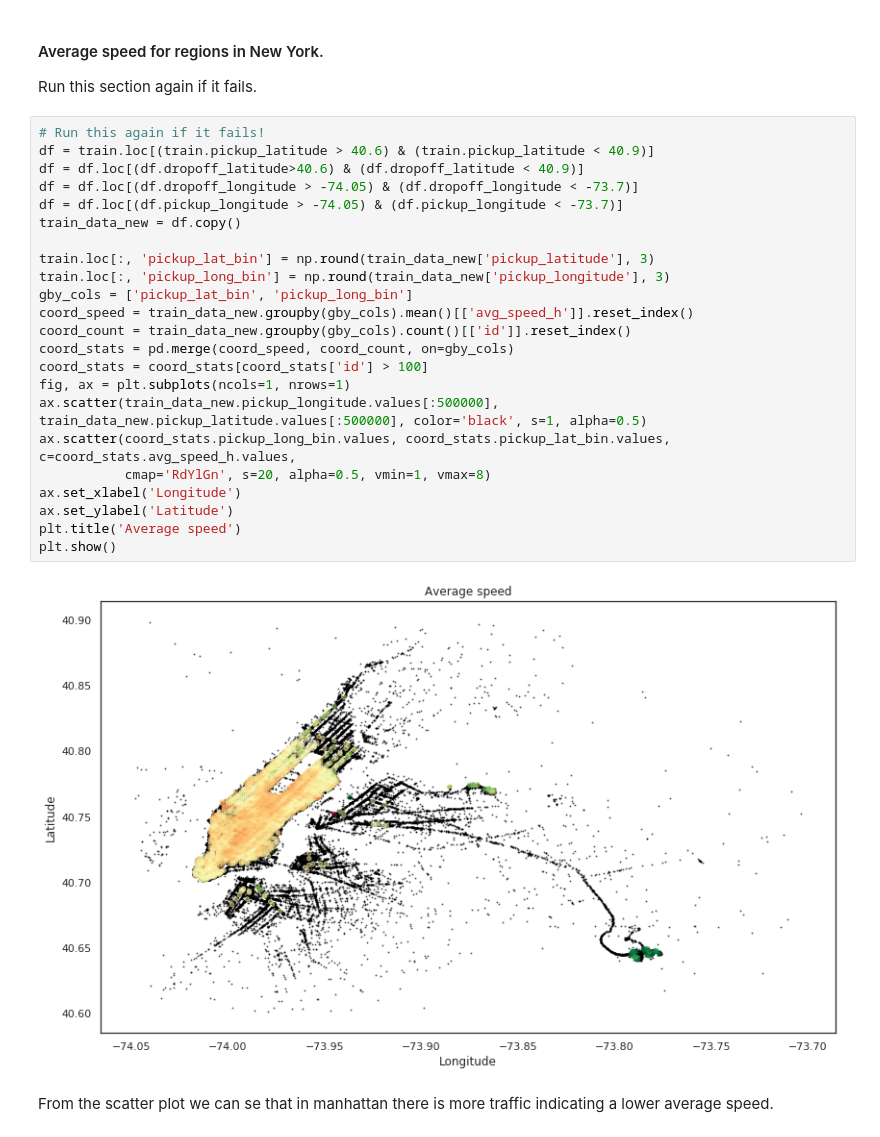
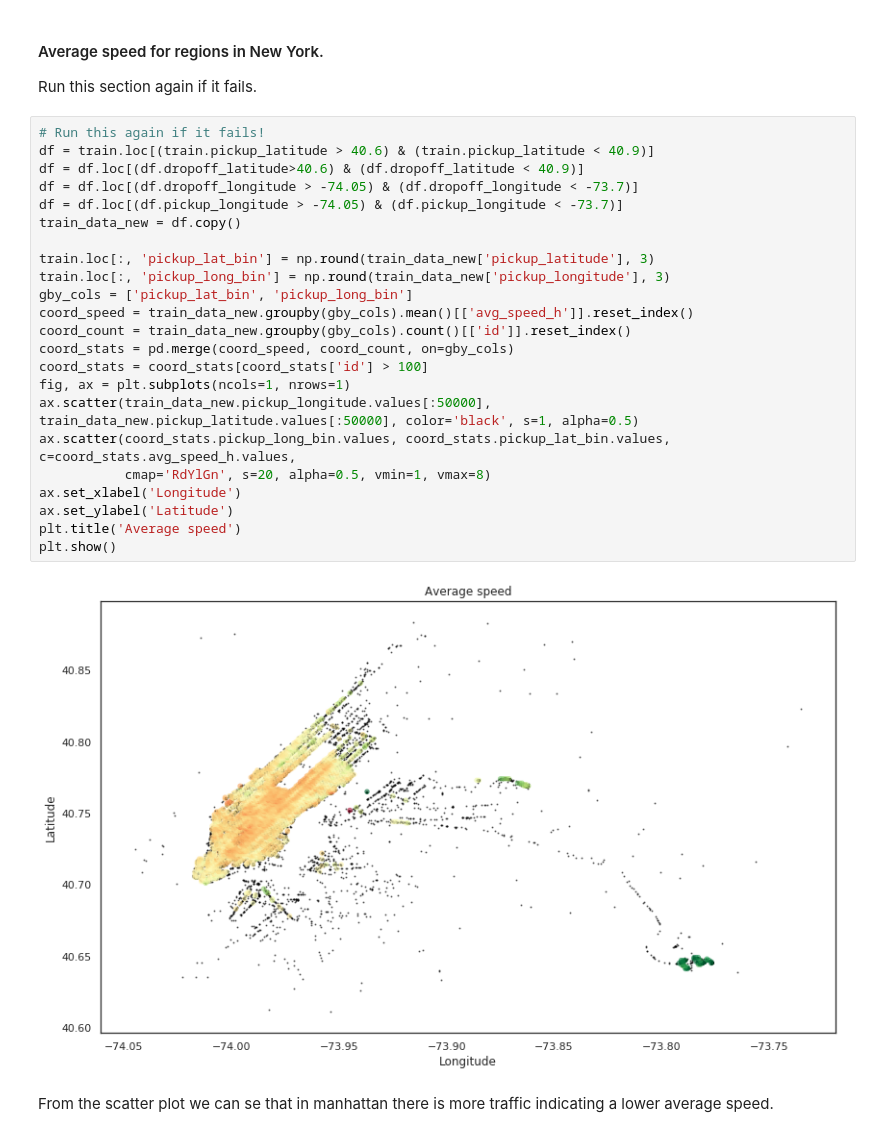
Before and after one commit to 181221/dat158ml-oblig2, a Jupyter notebook: taxi-trip.ipynb, the cells around one changed output. Cells and saved outputs as stored; diff of their text form.

```diff
--- a/taxi-trip.ipynb
+++ b/taxi-trip.ipynb
@@ -653,28 +652,28 @@ Run this section again if it fails.
 # %%
 # Run this again if it fails!
 df = train.loc[(train.pickup_latitude > 40.6) & (train.pickup_latitude < 40.9)]
 df = df.loc[(df.dropoff_latitude>40.6) & (df.dropoff_latitude < 40.9)]
 df = df.loc[(df.dropoff_longitude > -74.05) & (df.dropoff_longitude < -73.7)]
 df = df.loc[(df.pickup_longitude > -74.05) & (df.pickup_longitude < -73.7)]
 train_data_new = df.copy()
 
 train.loc[:, 'pickup_lat_bin'] = np.round(train_data_new['pickup_latitude'], 3)
 train.loc[:, 'pickup_long_bin'] = np.round(train_data_new['pickup_longitude'], 3)
 gby_cols = ['pickup_lat_bin', 'pickup_long_bin']
 coord_speed = train_data_new.groupby(gby_cols).mean()[['avg_speed_h']].reset_index()
 coord_count = train_data_new.groupby(gby_cols).count()[['id']].reset_index()
 coord_stats = pd.merge(coord_speed, coord_count, on=gby_cols)
 coord_stats = coord_stats[coord_stats['id'] > 100]
 fig, ax = plt.subplots(ncols=1, nrows=1)
-ax.scatter(train_data_new.pickup_longitude.values[:500000], train_data_new.pickup_latitude.values[:500000], color='black', s=1, alpha=0.5)
+ax.scatter(train_data_new.pickup_longitude.values[:50000], train_data_new.pickup_latitude.values[:50000], color='black', s=1, alpha=0.5)
 ax.scatter(coord_stats.pickup_long_bin.values, coord_stats.pickup_lat_bin.values, c=coord_stats.avg_speed_h.values,
            cmap='RdYlGn', s=20, alpha=0.5, vmin=1, vmax=8)
 ax.set_xlabel('Longitude')
 ax.set_ylabel('Latitude')
 plt.title('Average speed')
 plt.show()
 # %% [output]
-[figure, old version]
+[figure, new version]
 # %% [markdown]
 From the scatter plot we can se that in manhattan there is more traffic indicating a lower average speed.
 # %% [markdown]
```
Also changed, not shown: parts of 56 cells of this notebook.
